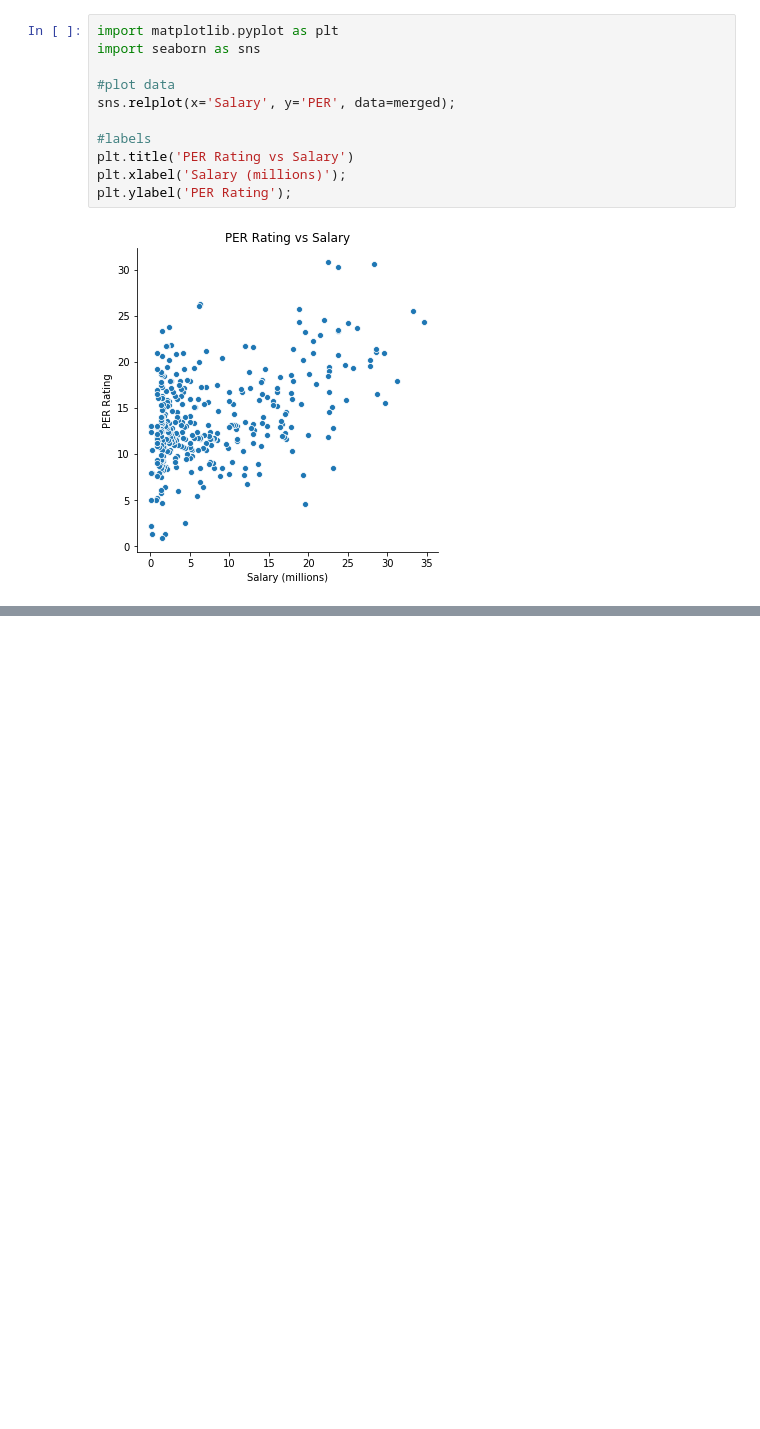
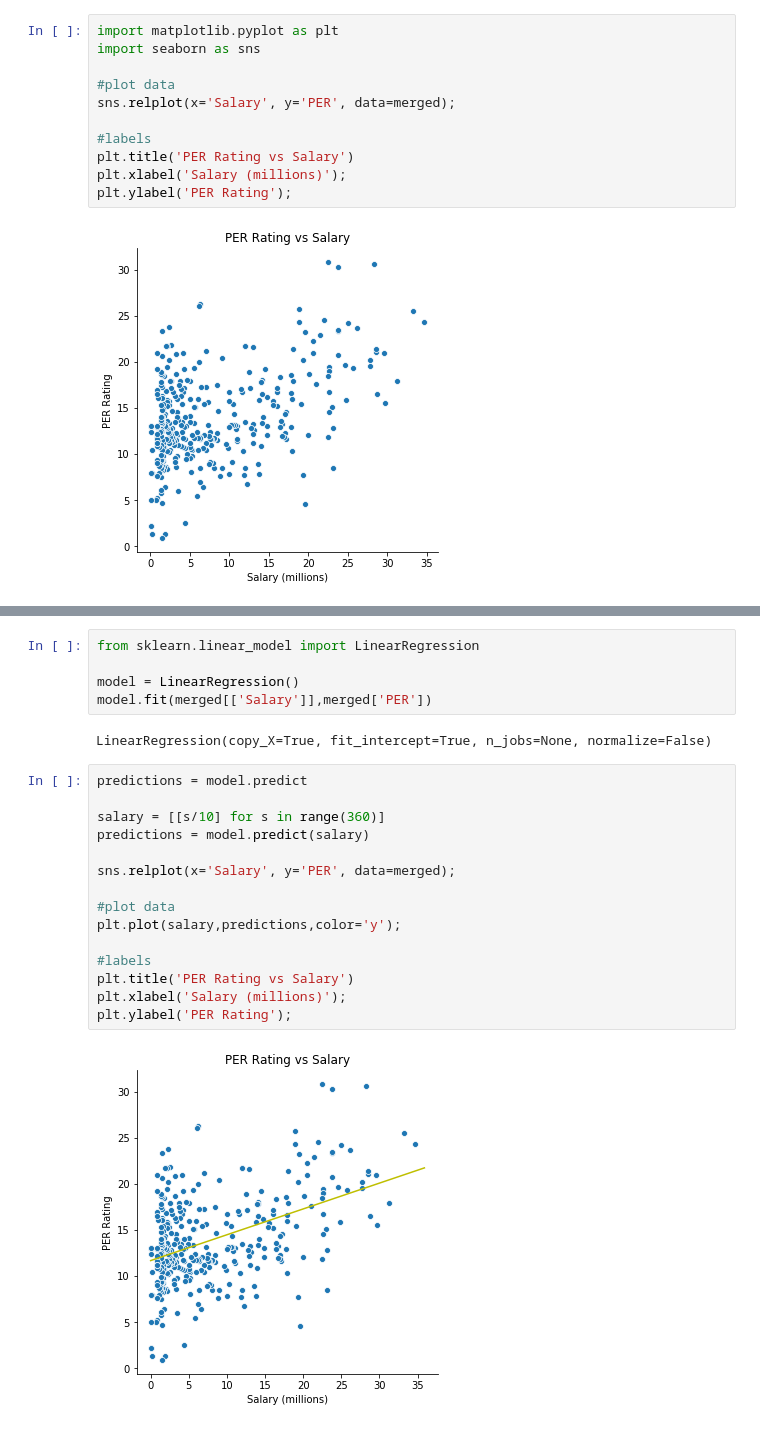
Before and after one commit to LambdaSchool/DS-Unit-1-Sprint-5-Data-Storytelling-Blog-Post, a Jupyter notebook: NBA_salary_analysis.ipynb, the cells around one changed output, grey strips where cells are left out. Drawn from its saved outputs; the diff is of its cells as text; blank space fills up the shorter version.

```diff
--- a/NBA_salary_analysis.ipynb
+++ b/NBA_salary_analysis.ipynb
@@ -149,0 +158,24 @@ merged[(merged['Salary']>15) & (merged['PER'] <10)]
+# %%
+from sklearn.linear_model import LinearRegression
+
+model = LinearRegression()
+model.fit(merged[['Salary']],merged['PER'])
+# %% [output]
+LinearRegression(copy_X=True, fit_intercept=True, n_jobs=None, normalize=False)
+# %%
+predictions = model.predict
+
+salary = [[s/10] for s in range(360)]
+predictions = model.predict(salary)
+
+sns.relplot(x='Salary', y='PER', data=merged);
+
+#plot data
+plt.plot(salary,predictions,color='y');
+
+#labels
+plt.title('PER Rating vs Salary')
+plt.xlabel('Salary (millions)');
+plt.ylabel('PER Rating');
+# %% [output]
+[figure, added]
```
Also changed, not shown: parts of 8 cells of this notebook.
